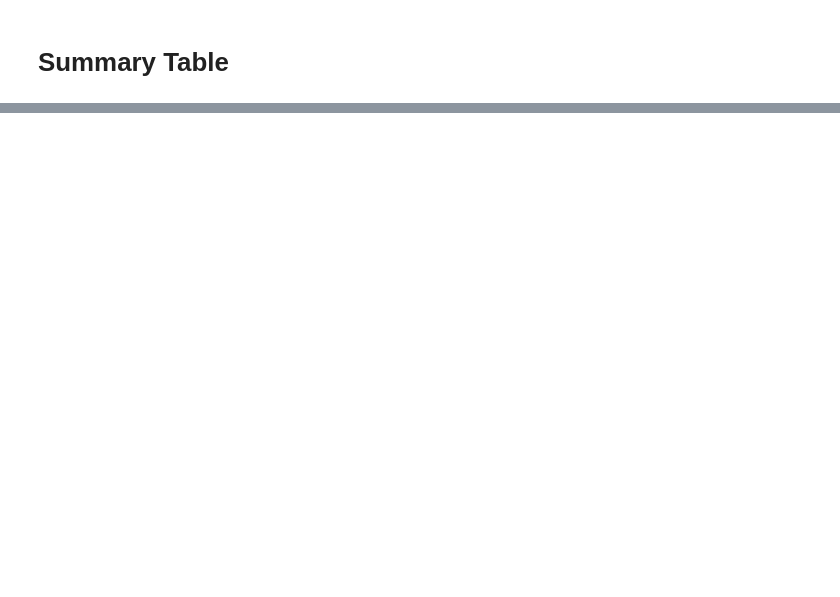
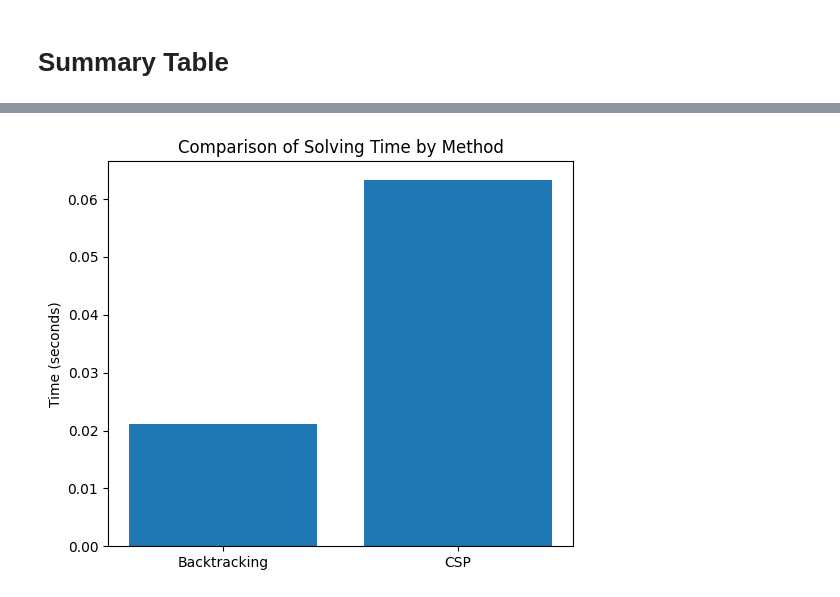
Before and after one commit to abdel-elkasaby/441-Sudoku-Project, a Jupyter notebook: sudoku.ipynb, the cells around one changed output, grey strips where cells are left out. Saved outputs shown, nothing was run; the diff lists cells and outputs as text; code cells hidden in the pictures; blank space fills up the shorter version.

```diff
--- a/sudoku.ipynb
+++ b/sudoku.ipynb
@@ -268,0 +279,13 @@ array([['Backtracking', '0.006127912998199463', '137.87', '1.0'],
+# %%
+import matplotlib.pyplot as plt
+
+methods = ["Backtracking", "CSP"]
+times = [bt_time, csp_time]
+
+plt.figure(figsize=(6,5))
+plt.bar(methods, times)
+plt.ylabel("Time (seconds)")
+plt.title("Comparison of Solving Time by Method")
+plt.show()
+# %% [output]
+[figure, added]
```
Also changed, not shown: parts of 6 cells of this notebook.
